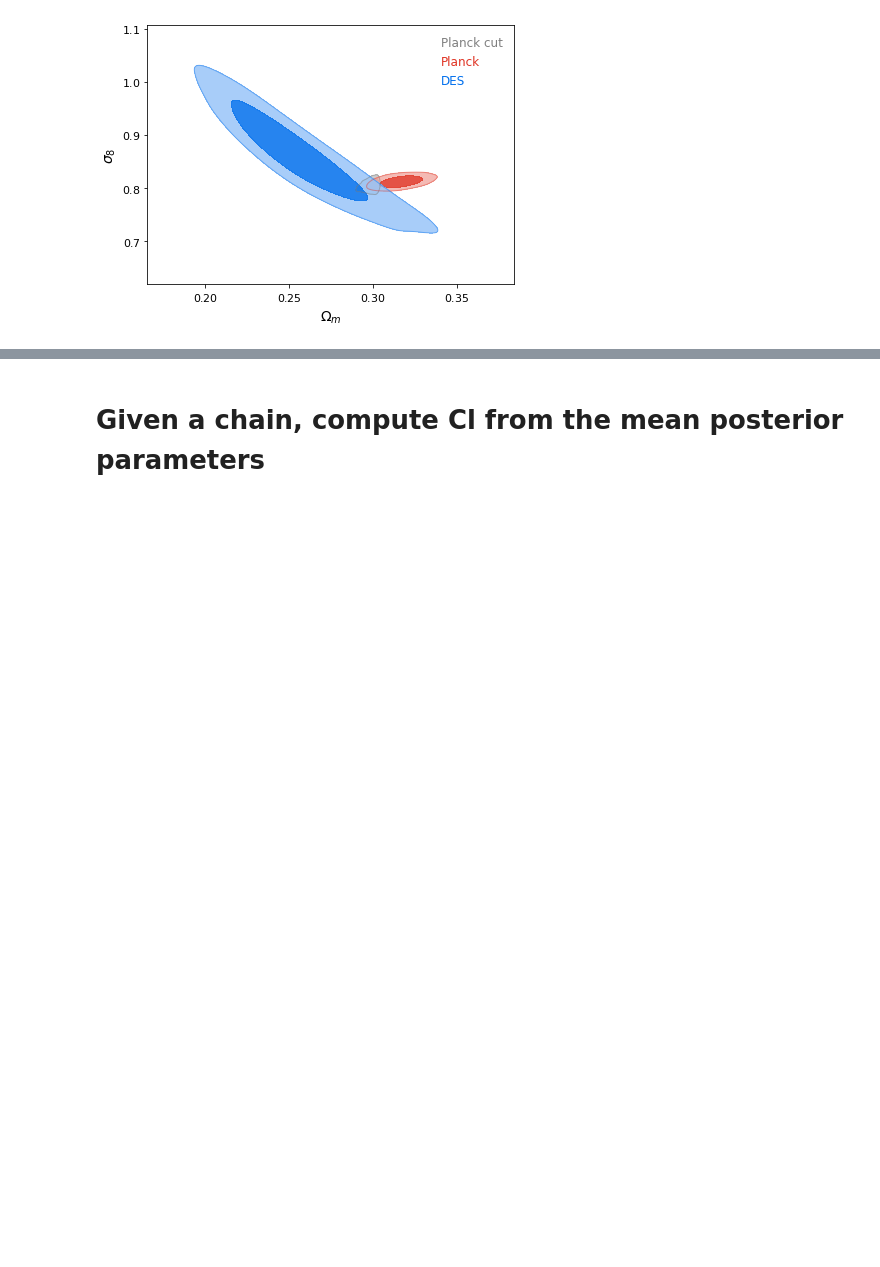
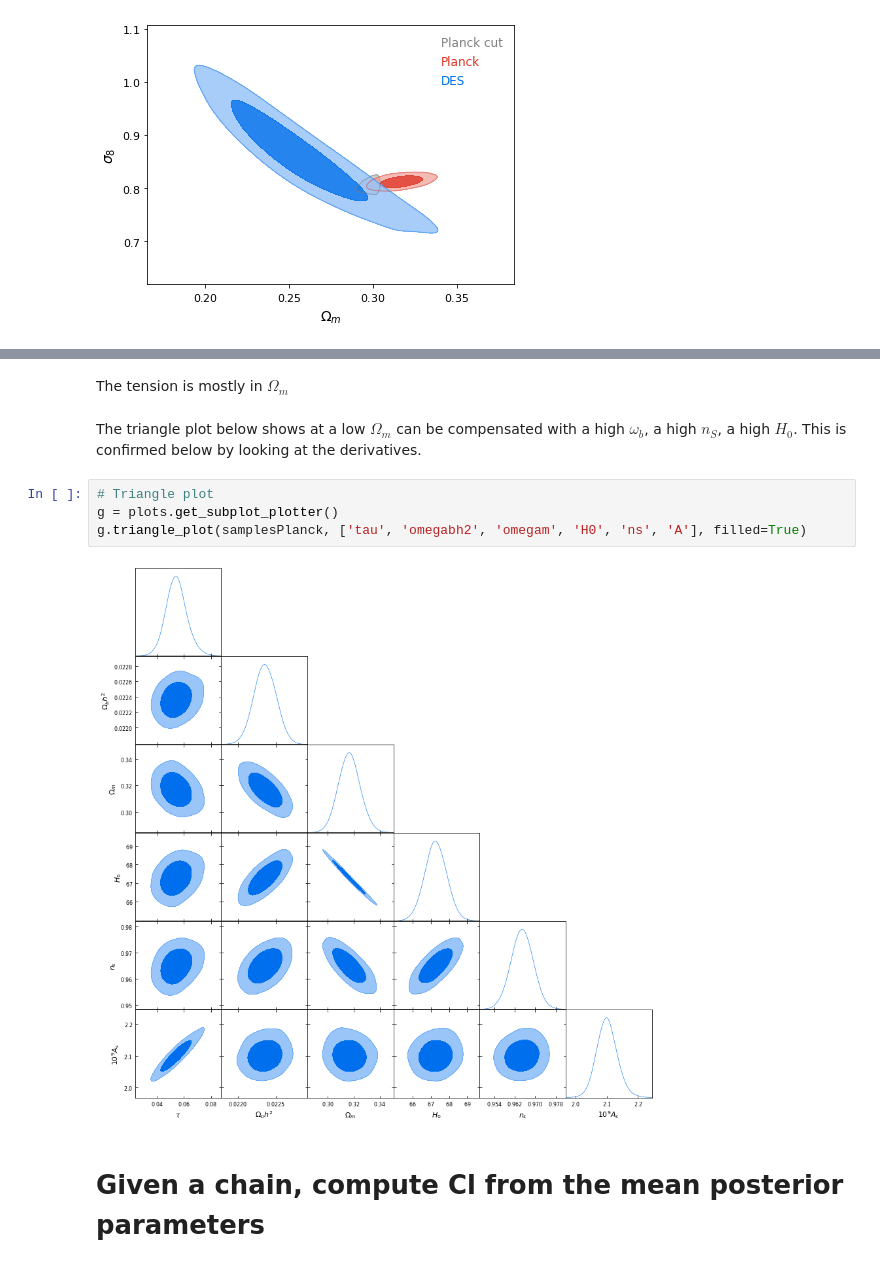
Before and after one commit to EmmanuelSchaan/CobayaExploration, a Jupyter notebook: omegam_cut.ipynb, the cells around one changed output, grey strips where cells are left out. Drawn from its saved outputs; the diff is of its cells as text; blank space fills up the shorter version.

```diff
--- a/omegam_cut.ipynb
+++ b/omegam_cut.ipynb
@@ -130,3 +144,14 @@ g.add_legend(['Planck cut', 'Planck', 'DES'], colored_text=True, legend_loc='upp
+# %% [markdown]
+The tension is mostly in $\Omega_m$
+# %% [markdown]
+The triangle plot below shows at a low $\Omega_m$ can be compensated with a high $\omega_b$, a high $n_S$, a high $H_0$.
+This is confirmed below by looking at the derivatives.
+# %%
+# Triangle plot
+g = plots.get_subplot_plotter()
+g.triangle_plot(samplesPlanck, ['tau', 'omegabh2', 'omegam', 'H0', 'ns', 'A'], filled=True)
+# %% [output]
+[figure, added]
 # %% [markdown]
 # Given a chain, compute Cl from the mean posterior parameters
 # %% [markdown]
```
Also changed, not shown: parts of 28 cells of this notebook, 2 other files.
